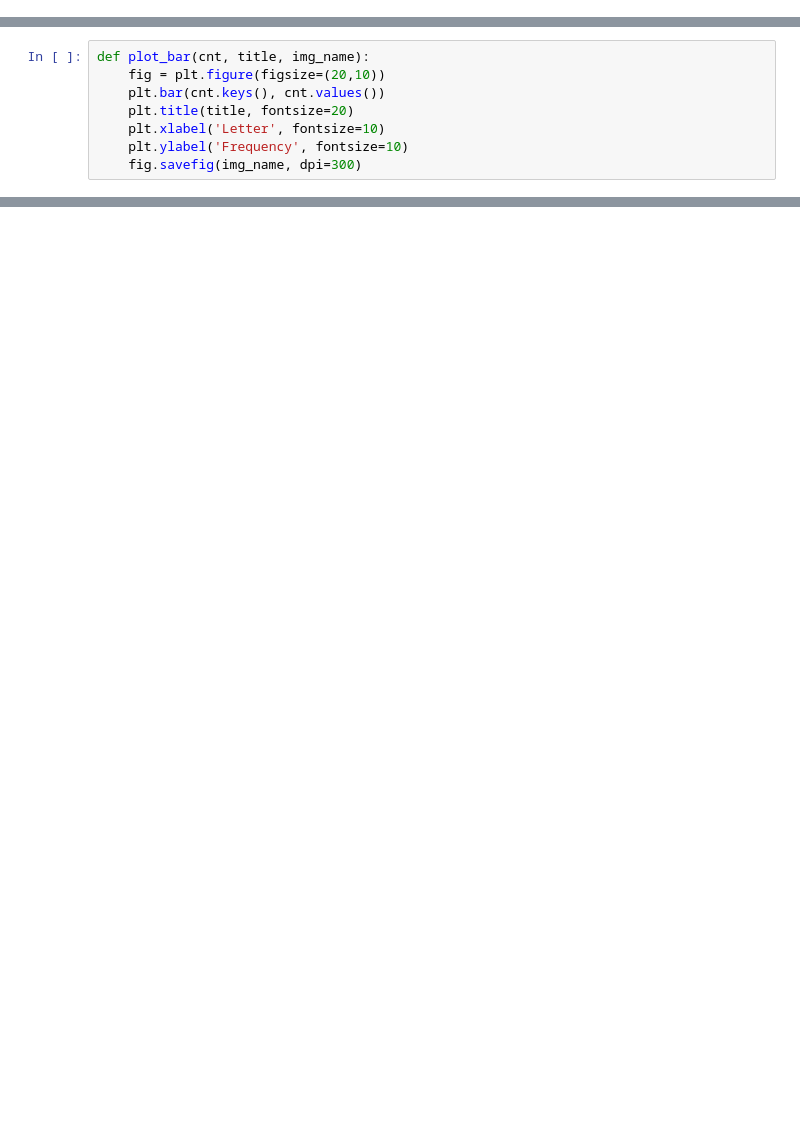
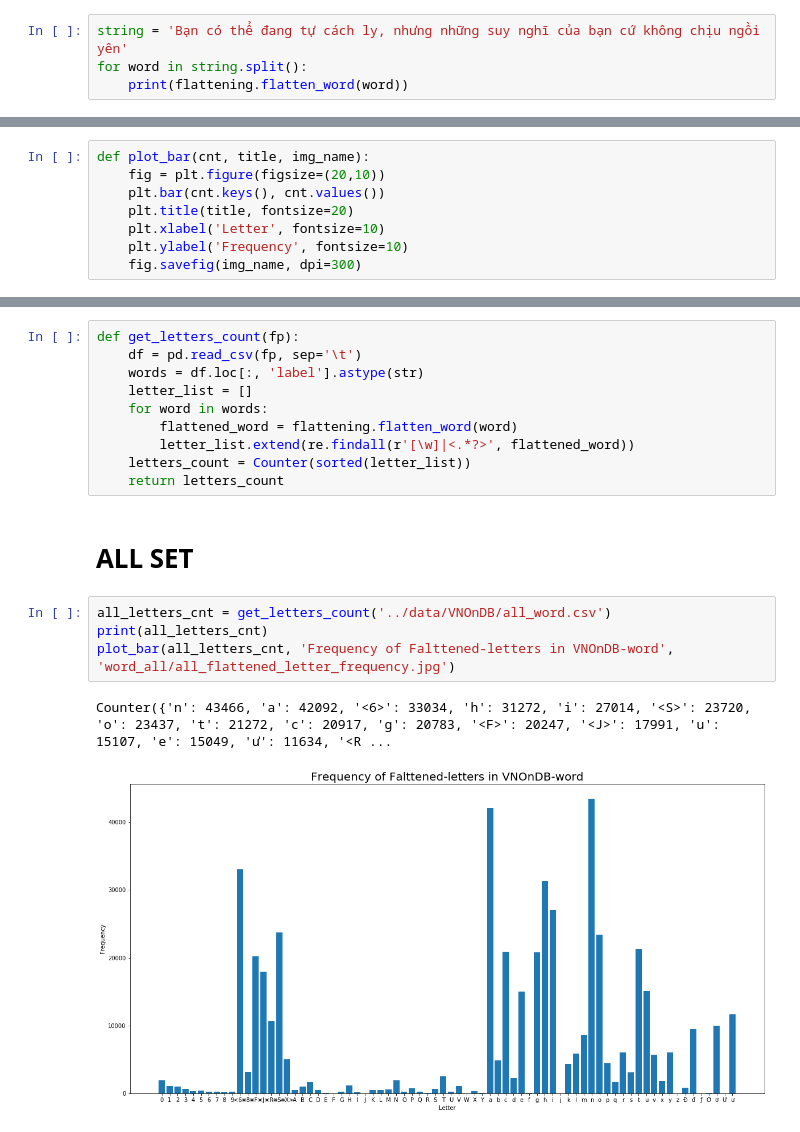
Before and after one commit to VinhLoiIT/vietnamese-htr, a Jupyter notebook: stat/flatten_label.ipynb, the cells around one changed output, grey strips where cells are left out. Saved outputs shown, nothing was run; the diff lists cells and outputs as text; blank space fills up the shorter version.

Commit message:
Stat/histogram done!

```diff
--- a/stat/flatten_label.ipynb
+++ b/stat/flatten_label.ipynb
@@ -18,0 +86,4 @@ def split_letters_counter(all_letters_count):
+# %%
+string = 'Bạn có thể đang tự cách ly, nhưng những suy nghĩ của bạn cứ không chịu ngồi yên'
+for word in string.split():
+    print(flattening.flatten_word(word))
@@ -239,0 +127,19 @@ y = y + None + None
+# %%
+def get_letters_count(fp):
+    df = pd.read_csv(fp, sep='\t')
+    words = df.loc[:, 'label'].astype(str)
+    letter_list = []
+    for word in words:
+        flattened_word = flattening.flatten_word(word)
+        letter_list.extend(re.findall(r'[\w]|<.*?>', flattened_word))
+    letters_count = Counter(sorted(letter_list))
+    return letters_count
+# %% [markdown]
+# ALL SET
+# %%
+all_letters_cnt = get_letters_count('../data/VNOnDB/all_word.csv')
+print(all_letters_cnt)
+plot_bar(all_letters_cnt, 'Frequency of Falttened-letters in VNOnDB-word', 'word_all/all_flattened_letter_frequency.jpg')
+# %% [output]
+Counter({'n': 43466, 'a': 42092, '<6>': 33034, 'h': 31272, 'i': 27014, '<S>': 23720, 'o': 23437, 't': 21272, 'c': 20917, 'g': 20783, '<F>': 20247, '<J>': 17991, 'u': 15107, 'e': 15049, 'ư': 11634, '<R ...
+[figure, added]
```
Also changed, not shown: parts of 12 cells of this notebook, 4 other files.
